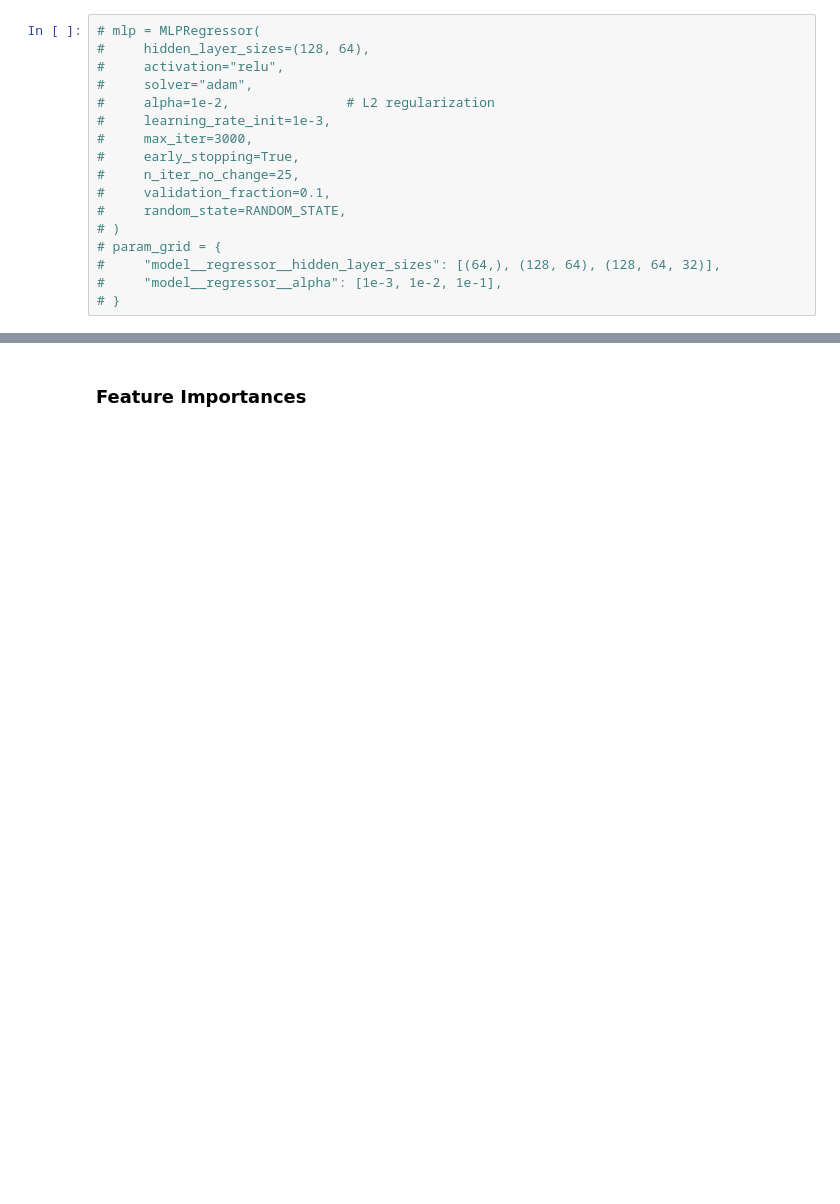
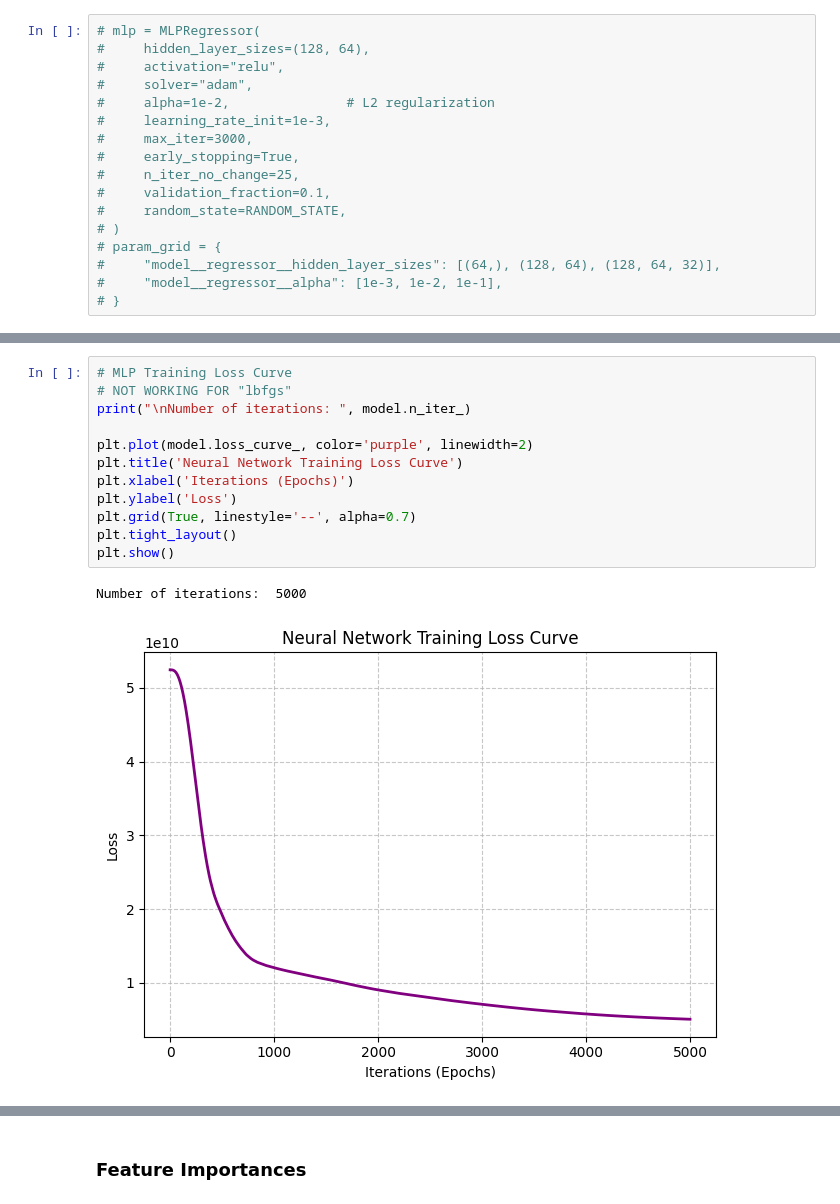
Before and after one commit to Reza-Zng/House-Price-Prediction, a Jupyter notebook: src/MLP_Model.ipynb, the cells around one changed output, grey strips where cells are left out. Drawn from its saved outputs; the diff is of its cells as text; blank space fills up the shorter version.

```diff
--- a/src/MLP_Model.ipynb
+++ b/src/MLP_Model.ipynb
@@ -120 +118,16 @@ Model Performance On Test set:
+# %%
+# MLP Training Loss Curve
+# NOT WORKING FOR "lbfgs"
+print("\nNumber of iterations: ", model.n_iter_)
+
+plt.plot(model.loss_curve_, color='purple', linewidth=2)
+plt.title('Neural Network Training Loss Curve')
+plt.xlabel('Iterations (Epochs)')
+plt.ylabel('Loss')
+plt.grid(True, linestyle='--', alpha=0.7)
+plt.tight_layout()
+plt.show()
+# %% [output]
+Number of iterations:  5000
+[figure, added]
 # %%
```
Also changed, not shown: parts of 6 cells of this notebook, 1 other file.
